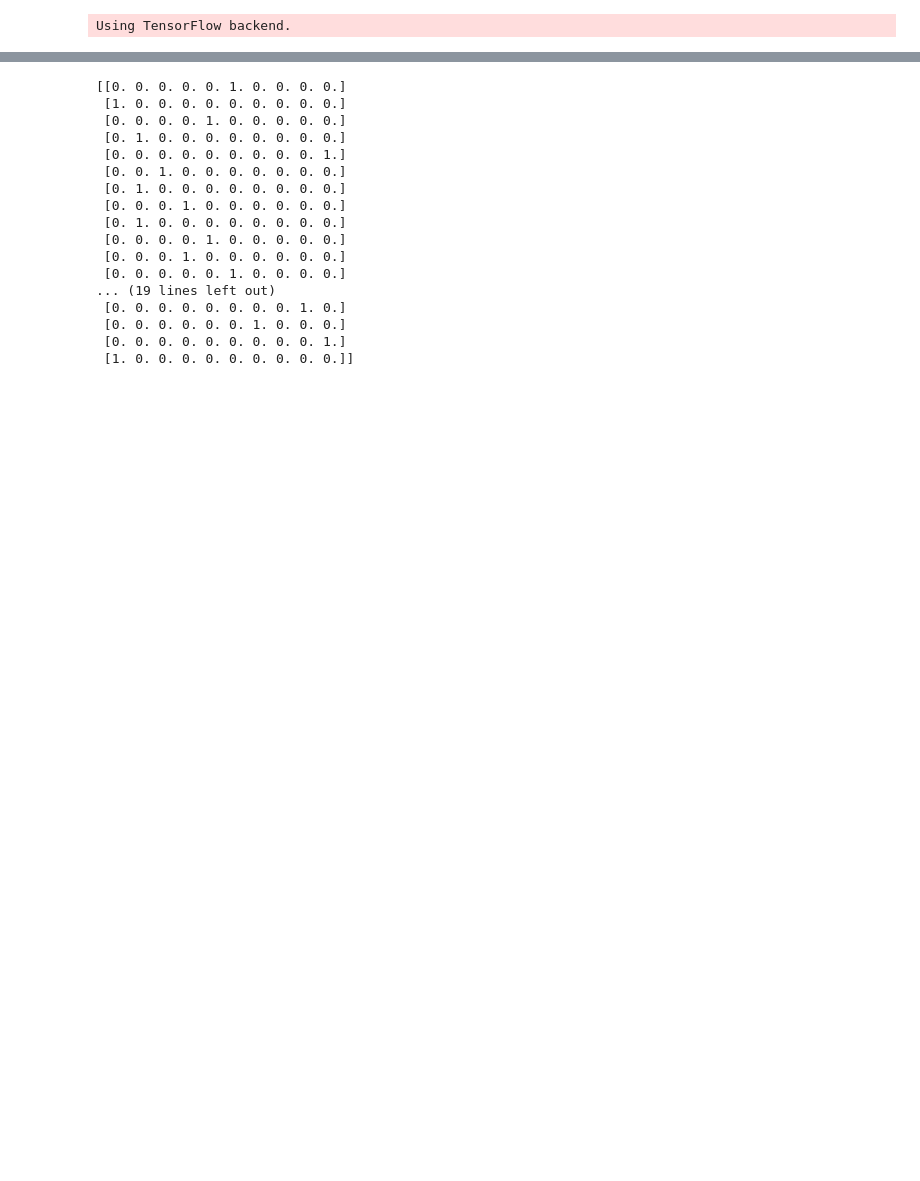
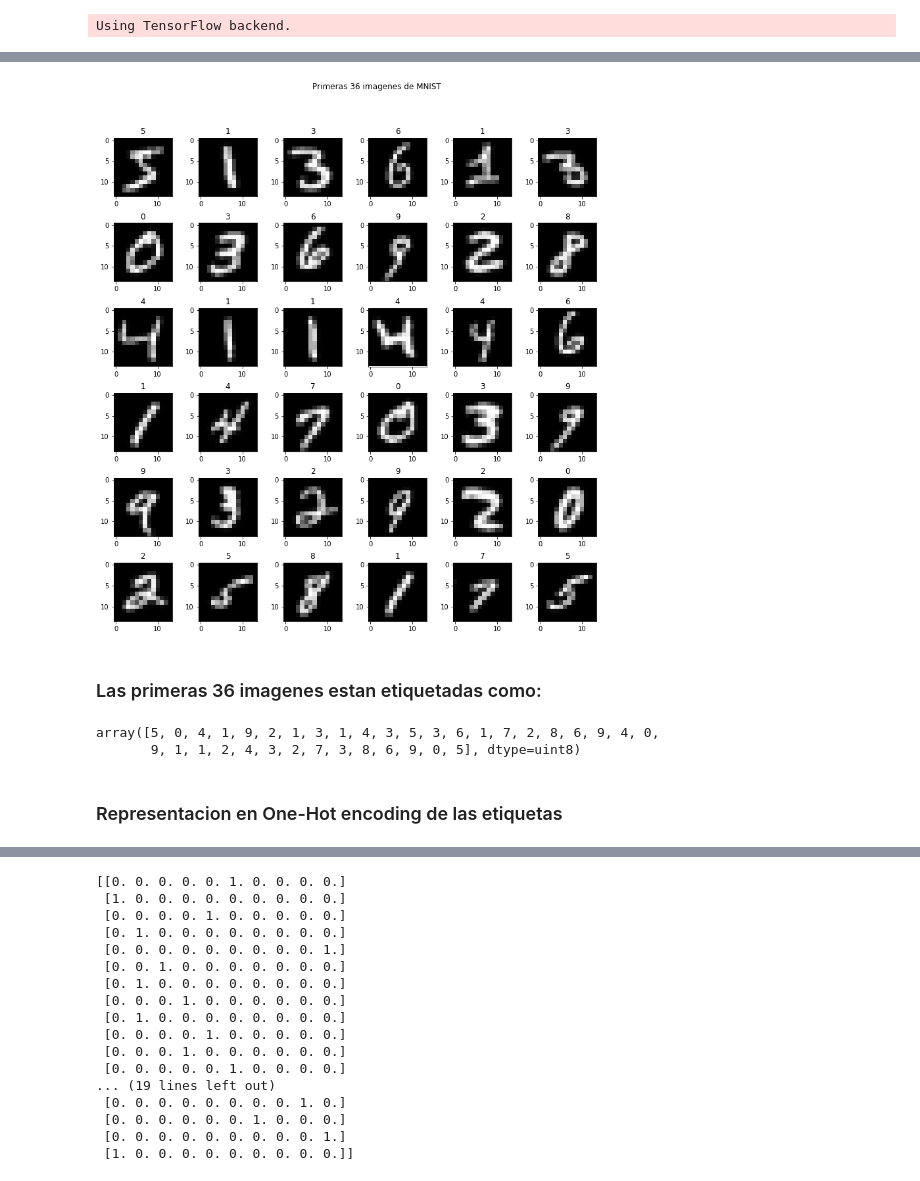
Before and after one commit to Dalperdomoe/Redes-Tensoriales, a Jupyter notebook: 7-Clasificacion de Imagenes.ipynb, the cells around one changed output, grey strips where cells are left out. Cells and saved outputs as stored; diff of their text form; code cells hidden in the pictures; blank space fills up the shorter version.

```diff
--- a/7-Clasificacion de Imagenes.ipynb
+++ b/7-Clasificacion de Imagenes.ipynb
@@ -62,3 +76,36 @@ array([5, 0, 4, 1, 9, 2, 1, 3, 1, 4, 3, 5, 3, 6, 1, 7, 2, 8, 6, 9, 4, 0,
+# %%
+from skimage.transform import rescale
+
+l = []
+
+for i in range(len(X_train)):
+    l.append(rescale(X_train[i,:,:], 0.5, anti_aliasing=True))
+
+r = []
+
+for i in range(len(X_test)):
+    r.append(rescale(X_test[i,:,:], 0.5, anti_aliasing=True))
+
+X_train = np.array(l)
+X_test = np.array(r)
+# %%
+fig, ax = plt.subplots(6,6, figsize = (12, 12))
+fig.suptitle('Primeras 36 imagenes de MNIST')
+fig.tight_layout(pad = 0.3, rect = [0, 0, 0.9, 0.9])
+for x, y in [(i, j) for i in range(6) for j in range(6)]:
+    ax[x, y].imshow(X_train[x + y * 6], cmap = 'gray')
+    ax[x, y].set_title(Y_train[x + y * 6])
+# %% [output]
+[figure, added]
+# %% [markdown]
+### Las primeras 36 imagenes estan etiquetadas como:
+# %%
+Y_train[:36]
+# %% [output]
+array([5, 0, 4, 1, 9, 2, 1, 3, 1, 4, 3, 5, 3, 6, 1, 7, 2, 8, 6, 9, 4, 0,
+       9, 1, 1, 2, 4, 3, 2, 7, 3, 8, 6, 9, 0, 5], dtype=uint8)
+# %% [markdown]
+### Representacion en One-Hot encoding de las etiquetas
 # %%
 from keras.utils import to_categorical
 
```
Also changed, not shown: parts of 31 cells of this notebook.
